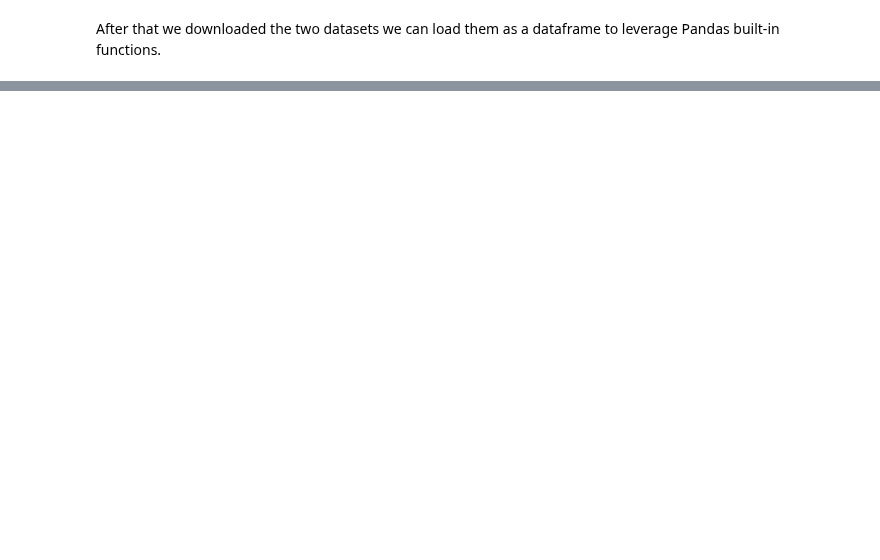
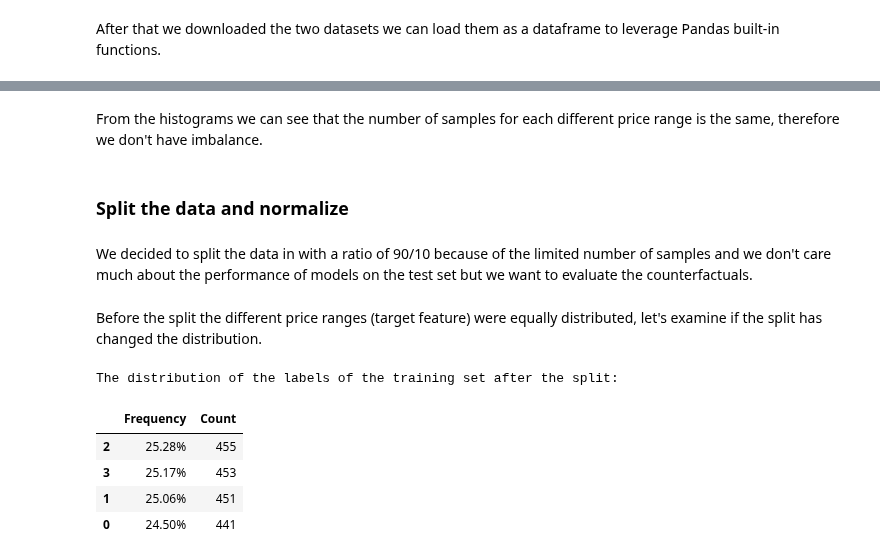
Before and after one commit to Valendrew/counterfactual-explanations, a Jupyter notebook: data_exploration.ipynb, the cells around one changed output, grey strips where cells are left out. Cells and saved outputs as stored; diff of their text form; code cells hidden in the pictures; blank space fills up the shorter version.

```diff
--- a/data_exploration.ipynb
+++ b/data_exploration.ipynb
@@ -71,0 +165,20 @@ df_train = util_data.read_csv(ds_conf["name_test"])
+# %% [markdown]
+From the histograms we can see that the number of samples for each different price range is the same, therefore we don't have imbalance.
+# %% [markdown]
+### Split the data and normalize
+# %% [markdown]
+We decided to split the data in with a ratio of 90/10 because of the limited number of samples and we don't care much about the performance of models on the test set but we want to evaluate the counterfactuals.
+# %%
+df_train, df_test = util_data.split_train_test(df_raw, 0.1, SEED)
+# %% [markdown]
+Before the split the different price ranges (target feature) were equally distributed, let's examine if the split has changed the distribution.
+# %%
+print("The distribution of the labels of the training set after the split:")
+util_data.count_frequency_labels(df_train.price_range)
+# %% [output]
+The distribution of the labels of the training set after the split:
+|  | Frequency | Count |
+| 2 | 25.28% | 455 |
+| 3 | 25.17% | 453 |
+| 1 | 25.06% | 451 |
+| 0 | 24.50% | 441 |
```
Also changed, not shown: parts of 23 cells of this notebook, 1 other file.
